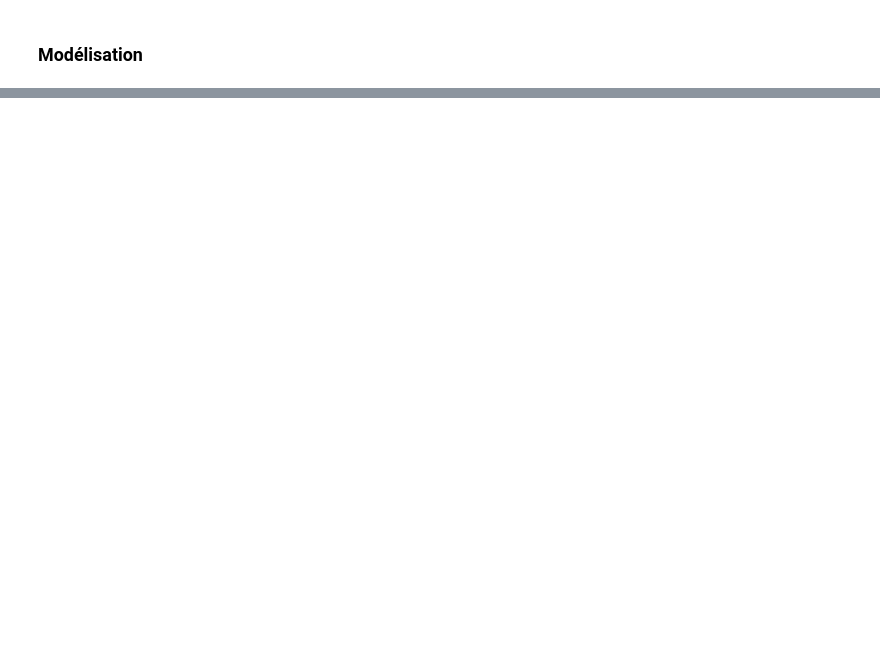
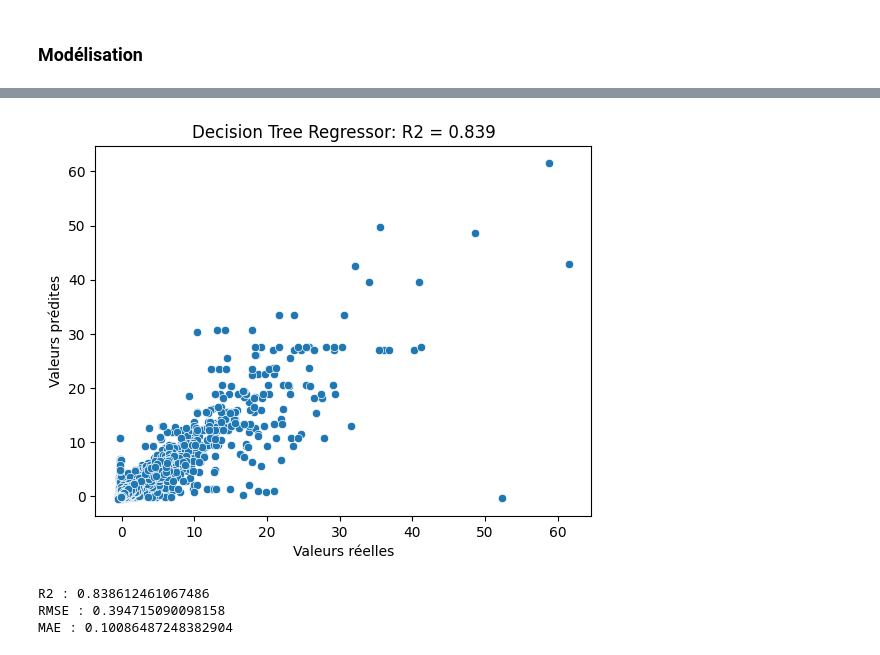
Before and after one commit to Cyr-CK/m2-enedis, a Jupyter notebook: preprocessing.ipynb, the cells around one changed output, grey strips where cells are left out. Cells and saved outputs as stored; diff of their text form; code cells hidden in the pictures; blank space fills up the shorter version.

```diff
--- a/preprocessing.ipynb
+++ b/preprocessing.ipynb
@@ -670,0 +815,3 @@ new
+# %%
+vars_selected = ['Année_construction', 'Surface_habitable_logement',
+       'Deperditions_enveloppe', 'Déperditions_renouvellement_air']
@@ -670,0 +826,32 @@ new
+# %%
+from sklearn.tree import DecisionTreeRegressor
+import seaborn as sns
+from sklearn.metrics import mean_squared_error, r2_score, mean_absolute_error
+
+
+tree_model = DecisionTreeRegressor(max_depth = 20,min_samples_split = 10, min_samples_leaf = 1)
+
+tree_model.fit(X_train_scaled[vars_selected], y_train_scaled)
+
+y_pred = tree_model.predict(X_test_scaled[vars_selected])
+# Aplatir y_test_scaled pour le rendre 1D
+y_test_scaled = y_test_scaled.flatten()  # Transforme en vecteur 1D
+
+# Affichage du scatterplot
+sns.scatterplot(x=y_test_scaled, y=y_pred, legend=None)
+# plt.plot([min(y_test_scaled), max(y_test_scaled)], [min(y_test_scaled), max(y_test_scaled)], color='red', linestyle='--')  # Ligne y = x
+
+plt.title(f'Decision Tree Regressor: R2 = {r2_score(y_test_scaled, y_pred):.3f}')
+plt.xlabel('Valeurs réelles')
+plt.ylabel('Valeurs prédites')
+plt.show()
+
+# Affichage des autres métriques
+print("R2 : " + str(r2_score(y_test_scaled, y_pred)))
+print("RMSE : " + str(mean_squared_error(y_test_scaled, y_pred, squared=False)))
+print("MAE : " + str(mean_absolute_error(y_test_scaled, y_pred)))
+# %% [output]
+[figure, added]
+R2 : 0.838612461067486
+RMSE : 0.394715090098158
+MAE : 0.10086487248382904
```
Also changed, not shown: parts of 50 cells of this notebook, 9 other files.
